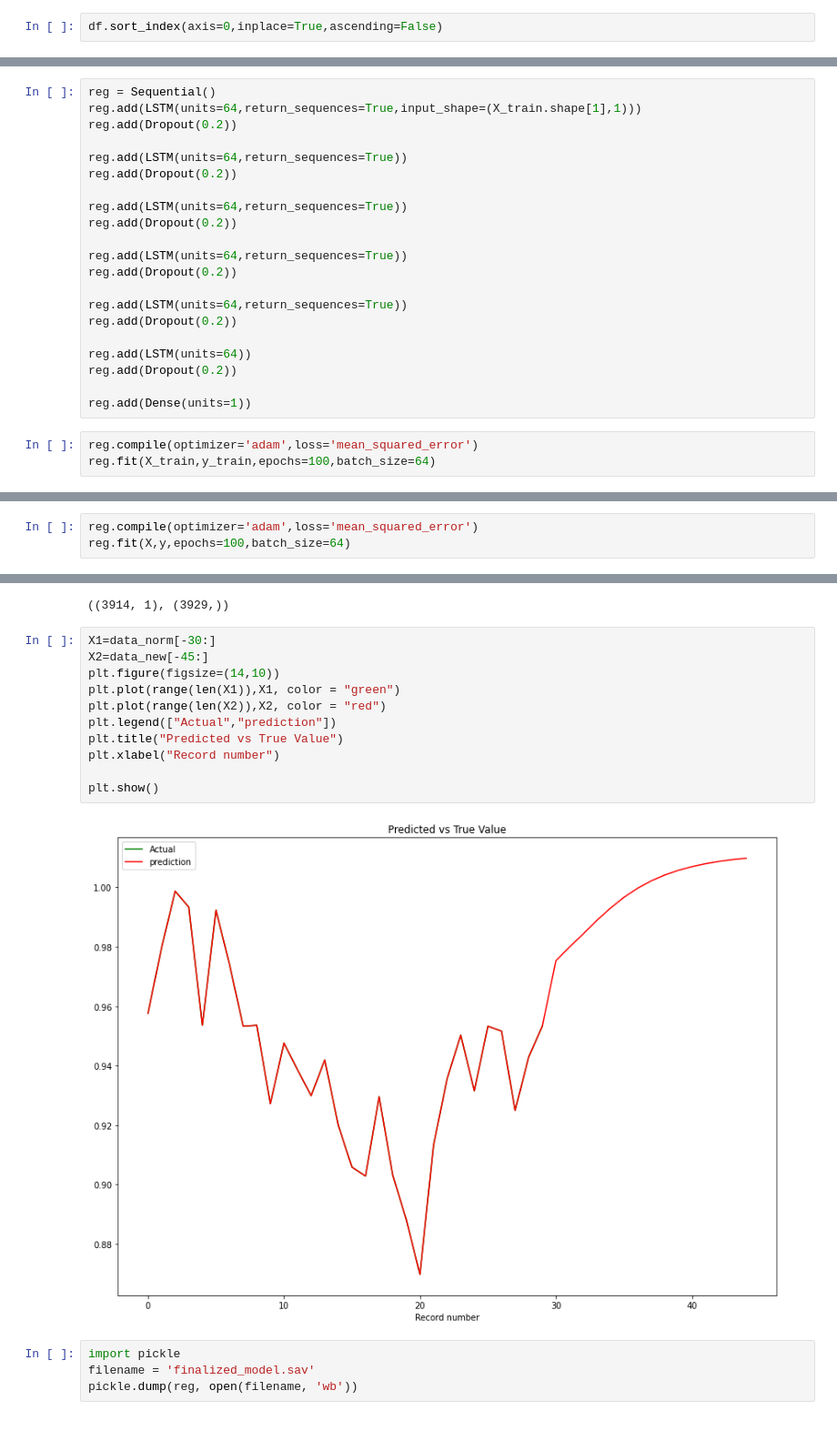
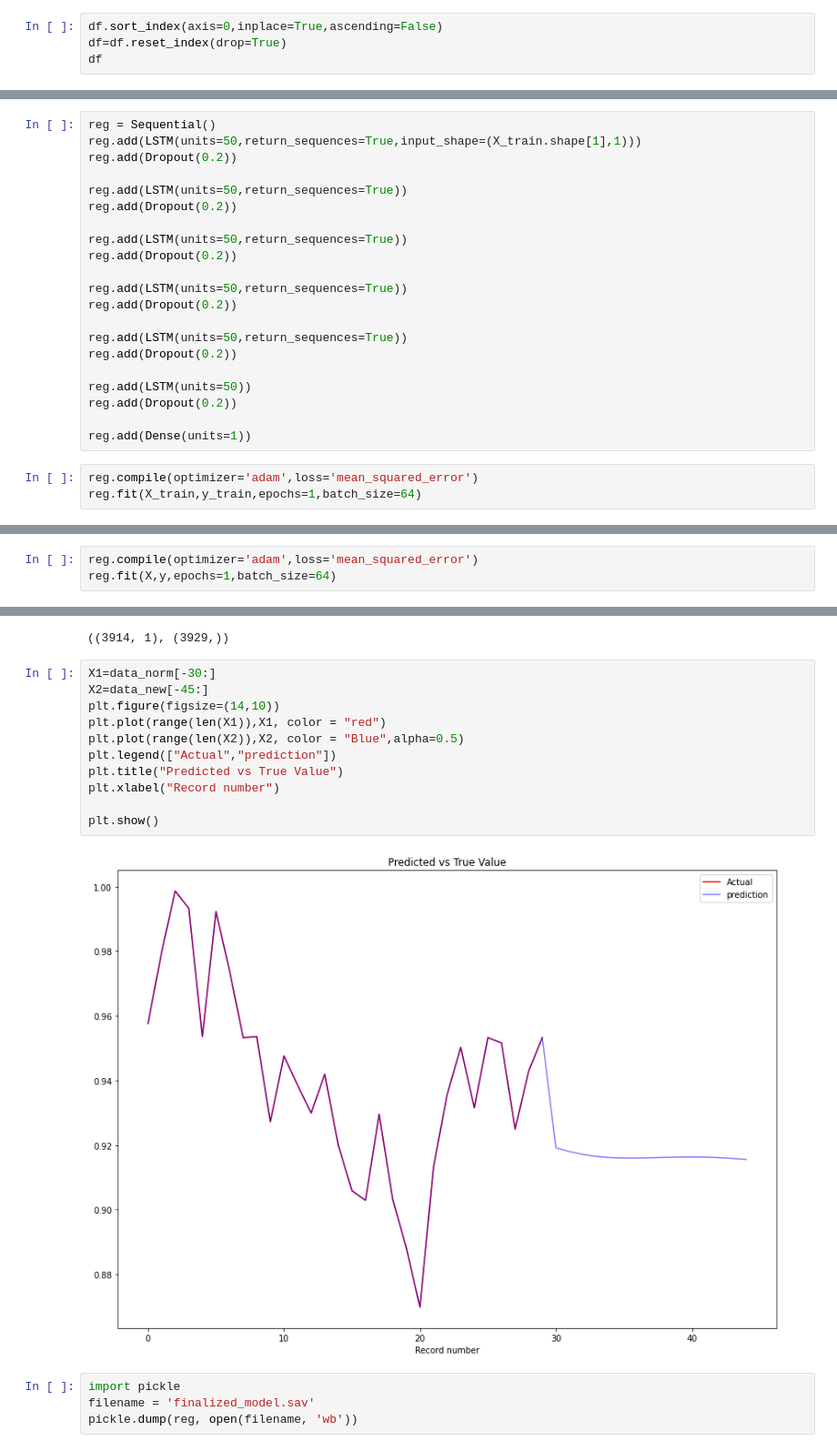
Before and after one commit to heidaralavi/Stock-Pred, a Jupyter notebook: Stock Price Prediction Using Machine Learning.ipynb, the cells around one changed output, grey strips where cells are left out. Shown at 91% size. Drawn from its saved outputs; the diff is of its cells as text.

```diff
--- a/Stock Price Prediction Using Machine Learning.ipynb
+++ b/Stock Price Prediction Using Machine Learning.ipynb
@@ -19,2 +27,4 @@ df = pd.read_csv('Chad.csv')
 # %%
 df.sort_index(axis=0,inplace=True,ascending=False)
+df=df.reset_index(drop=True)
+df
@@ -65,26 +97,26 @@ X_train.shape,y_train.shape,X_test.shape,y_test.shape
 ((3468, 60), (3468, 1), (386, 60), (386, 1))
 # %%
 reg = Sequential()
-reg.add(LSTM(units=64,return_sequences=True,input_shape=(X_train.shape[1],1)))
+reg.add(LSTM(units=50,return_sequences=True,input_shape=(X_train.shape[1],1)))
 reg.add(Dropout(0.2))
 
-reg.add(LSTM(units=64,return_sequences=True))
+reg.add(LSTM(units=50,return_sequences=True))
 reg.add(Dropout(0.2))
 
-reg.add(LSTM(units=64,return_sequences=True))
+reg.add(LSTM(units=50,return_sequences=True))
 reg.add(Dropout(0.2))
 
-reg.add(LSTM(units=64,return_sequences=True))
+reg.add(LSTM(units=50,return_sequences=True))
 reg.add(Dropout(0.2))
 
-reg.add(LSTM(units=64,return_sequences=True))
+reg.add(LSTM(units=50,return_sequences=True))
 reg.add(Dropout(0.2))
 
-reg.add(LSTM(units=64))
+reg.add(LSTM(units=50))
 reg.add(Dropout(0.2))
 
 reg.add(Dense(units=1))
 # %%
 reg.compile(optimizer='adam',loss='mean_squared_error')
-reg.fit(X_train,y_train,epochs=100,batch_size=64)
+reg.fit(X_train,y_train,epochs=1,batch_size=64)
 # %% [output]
@@ -158,4 +174,4 @@ plt.show()
 # %%
 reg.compile(optimizer='adam',loss='mean_squared_error')
-reg.fit(X,y,epochs=100,batch_size=64)
+reg.fit(X,y,epochs=1,batch_size=64)
 # %% [output]
@@ -191,16 +191,16 @@ data_norm.shape,data_new.shape
 # %%
 X1=data_norm[-30:]
 X2=data_new[-45:]
 plt.figure(figsize=(14,10))
-plt.plot(range(len(X1)),X1, color = "green")
-plt.plot(range(len(X2)),X2, color = "red")
+plt.plot(range(len(X1)),X1, color = "red")
+plt.plot(range(len(X2)),X2, color = "Blue",alpha=0.5)
 plt.legend(["Actual","prediction"])
 plt.title("Predicted vs True Value")
 plt.xlabel("Record number")
 
 plt.show()
 # %% [output]
-[figure, old version]
+[figure, new version]
 # %%
 import pickle
 filename = 'finalized_model.sav'
```
Also changed, not shown: parts of 11 cells of this notebook.
